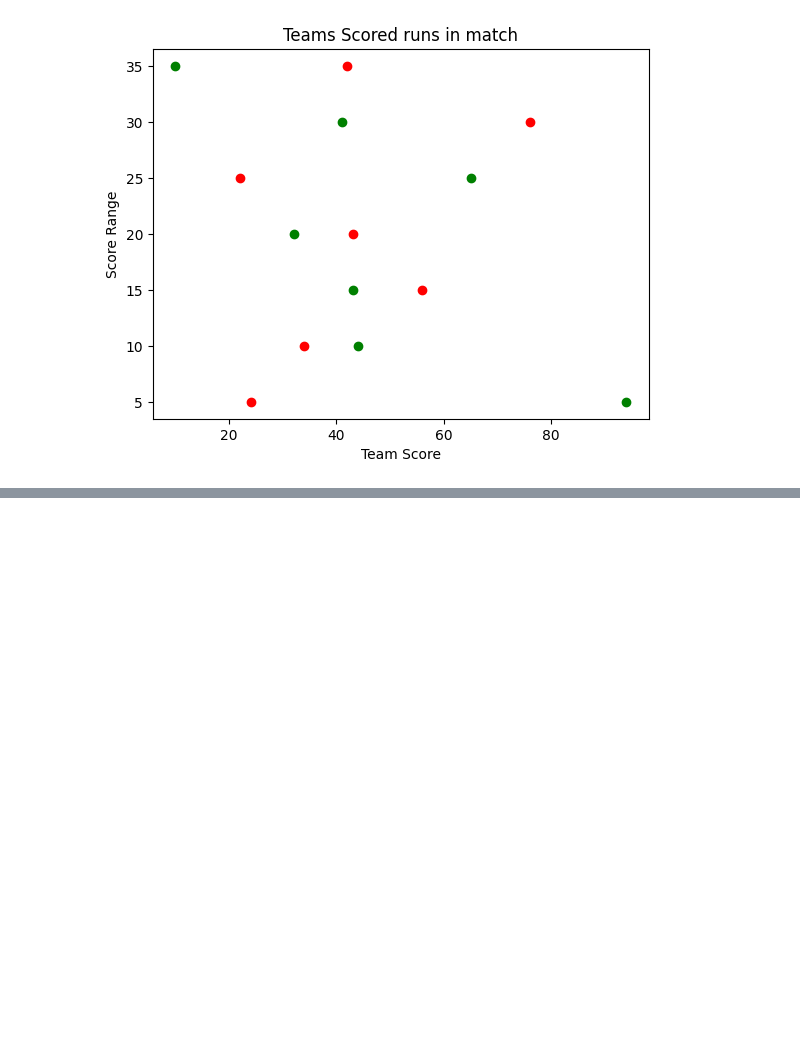
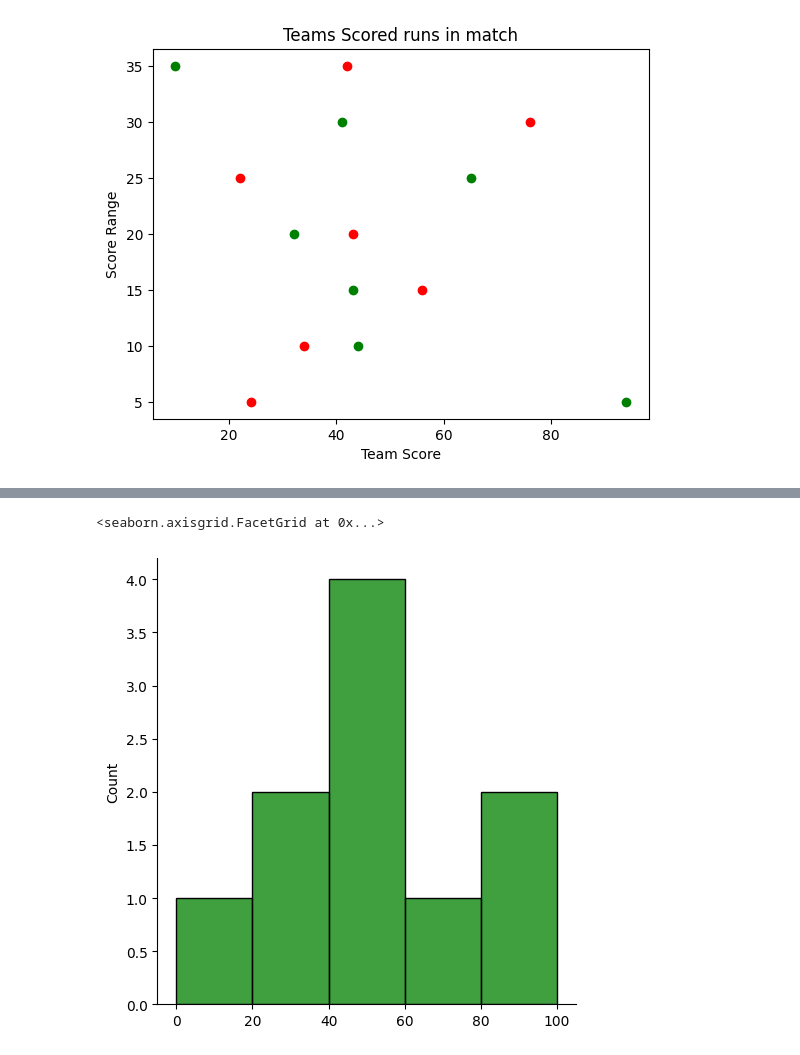
Before and after one commit to Rohan048/Python-Programming-and-libraries, a Jupyter notebook: PYTHON/Matplotlib_Tutorials.ipynb, the cells around one changed output, grey strips where cells are left out. Drawn from its saved outputs; the diff is of its cells as text; code cells hidden in the pictures; blank space fills up the shorter version.

```diff
--- a/PYTHON/Matplotlib_Tutorials.ipynb
+++ b/PYTHON/Matplotlib_Tutorials.ipynb
@@ -192,0 +217,6 @@ plt.show()
+# %%
+arr = np.array([23, 45, 46, 98, 56, 75, 82, 18,49,20])
+ses.displot(arr, bins=[0, 20, 40, 60, 80, 100],color='g')
+# %% [output]
+<seaborn.axisgrid.FacetGrid at 0x...>
+[figure, added]
```
Also changed, not shown: parts of 4 cells of this notebook.
